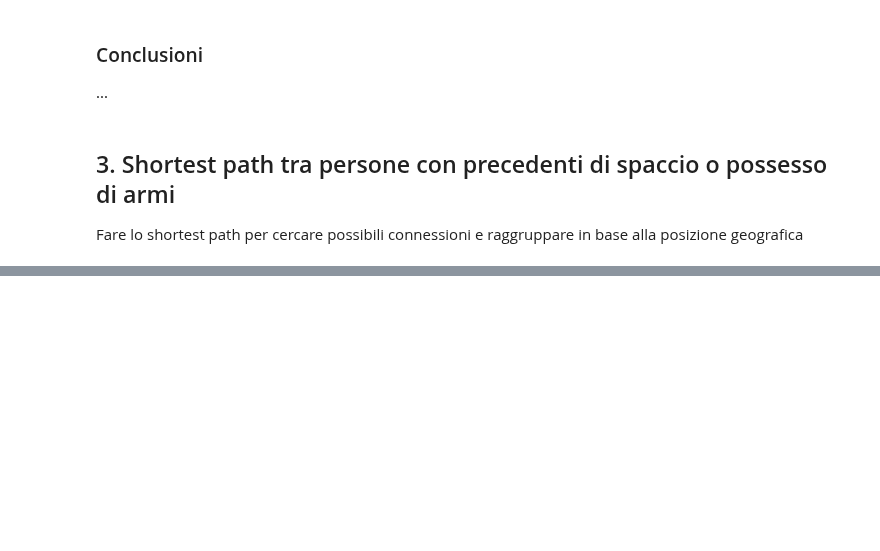
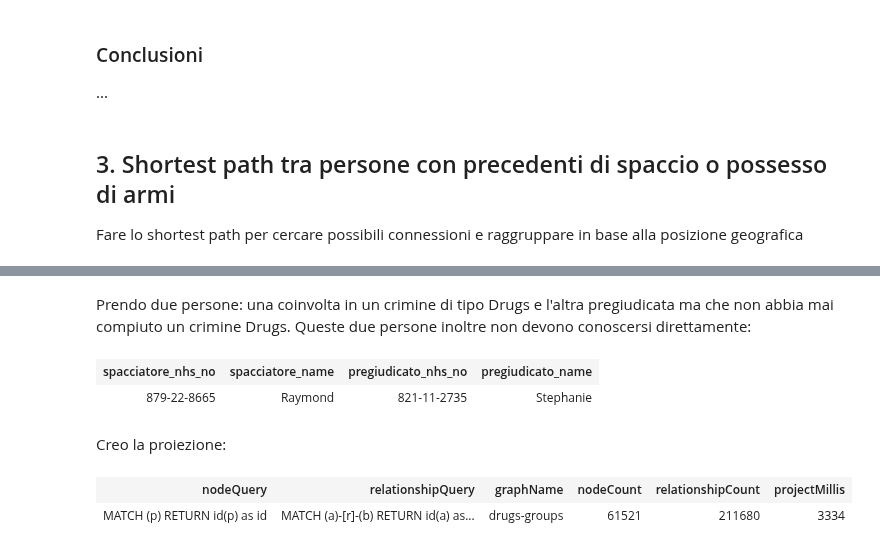
Before and after one commit to ElenaCurti/big-data, a Jupyter notebook: Attivita_06_GraphAnalytics/applicazione.ipynb, the cells around one changed output, grey strips where cells are left out. Cells and saved outputs as stored; diff of their text form; code cells hidden in the pictures; blank space fills up the shorter version.

```diff
--- a/Attivita_06_GraphAnalytics/applicazione.ipynb
+++ b/Attivita_06_GraphAnalytics/applicazione.ipynb
@@ -389,7 +393,0 @@ if graph.run("call gds.graph.exists('"+NOME_GRAPH_SHORTEST_PATH+"')").data()[0][
-# %%
-graph.run("""
-MATCH p=(root)-[]->(friend_or_home)-[*0..2]->(loc:Location)
-      WHERE (friend_or_home:Person OR friend_or_home:Location) AND id(root)=2
-      RETURN p
-
-""")
@@ -412,0 +394,56 @@ where c2<>c1 AND NOT EXISTS ( (c2)<--(:Person))
+# %% [markdown]
+Prendo due persone: una coinvolta in un crimine di tipo Drugs e l'altra pregiudicata ma che non abbia mai compiuto un crimine Drugs. Queste due persone inoltre non devono conoscersi direttamente:
+# %%
+cq = """
+MATCH (p1:Person)-->(c1:Crime {type:"Drugs"}), (p2:Person)-->(c2:Crime)
+WHERE NOT EXISTS ( (p2)-->(:Crime {type:"Drugs"} )) AND NOT EXISTS ( (p1)-[]-(p2))
+RETURN p1.nhs_no AS spacciatore_nhs_no, p1.name AS spacciatore_name, p2.nhs_no AS pregiudicato_nhs_no, p2.name AS pregiudicato_name
+LIMIT 1
+"""
+display(graph.run(cq))
+
+
+data = graph.run(cq).data()[0]
+spacciatore_nhs_no = data["spacciatore_nhs_no"]
+pregiudicato_nhs_no = data["pregiudicato_nhs_no"]
+# %% [output]
+| spacciatore_nhs_no | spacciatore_name | pregiudicato_nhs_no | pregiudicato_name |
+| 879-22-8665 | Raymond | 821-11-2735 | Stephanie |
+# %% [markdown]
+Creo la proiezione:
+# %%
+NOME_GRAPH_DRUGS = "drugs-groups"
+if graph.run("call gds.graph.exists('"+NOME_GRAPH_DRUGS+"')").data()[0]["exists"]:
+  graph.run('call gds.graph.drop("'+NOME_GRAPH_DRUGS+'")')
+
+
+cq = """
+  CALL gds.graph.project.cypher(
+    '"""+NOME_GRAPH_DRUGS+"""',
+    'MATCH (p) RETURN id(p) as id',
+    'MATCH (a)-[r]-(b)
+     RETURN id(a) as source, id(b) as target,
+      CASE
+        WHEN EXISTS ( (a)-[:CURRENT_ADDRESS]-(b) ) THEN 1
+        WHEN EXISTS ( (a)-[:HAS_PHONE]-(b) ) THEN 5
+        WHEN EXISTS ( (a)-[:HAS_POSTCODE]-(b) ) THEN 2
+        WHEN EXISTS ( (a)-[:POSTCODE_IN_AREA]-(b) ) THEN 3
+        WHEN EXISTS ( (a)-[:LOCATION_IN_AREA]-(b) ) THEN 3
+        WHEN EXISTS ( (a)-[:CALLER]-(b) ) THEN 1
+        WHEN EXISTS ( (a)-[:CALLED]-(b) ) THEN 1
+        WHEN EXISTS ( (a)-[:OCCURRED_AT]-(b) ) THEN 1
+        WHEN EXISTS ( (a)-[:INVOLVED_IN]-(b) ) THEN 1
+        WHEN EXISTS ( (a)-[:PARTY_TO]-(b) ) THEN 1
+        WHEN EXISTS ( (a)-[:KNOWS_LW]-(b) ) THEN 1
+        WHEN EXISTS ( (a)-[:FAMILY_REL]-(b) ) THEN 2
+        WHEN EXISTS ( (a)-[:KNOWS_PHONE]-(b) ) THEN 7
+        WHEN EXISTS ( (a)-[:KNOWS_SN]-(b) ) THEN 9
+        ELSE 1000
+      END AS peso, type(r) AS type',
+    {validateRelationships:false}
+);
+"""
+graph.run(cq)
+# %% [output]
+| nodeQuery | relationshipQuery | graphName | nodeCount | relationshipCount | projectMillis |
+| MATCH (p) RETURN id(p) as id | MATCH (a)-[r]-(b) RETURN id(a) as... | drugs-groups | 61521 | 211680 | 3334 |
```
Also changed, not shown: parts of 29 cells of this notebook, 6 other files.
